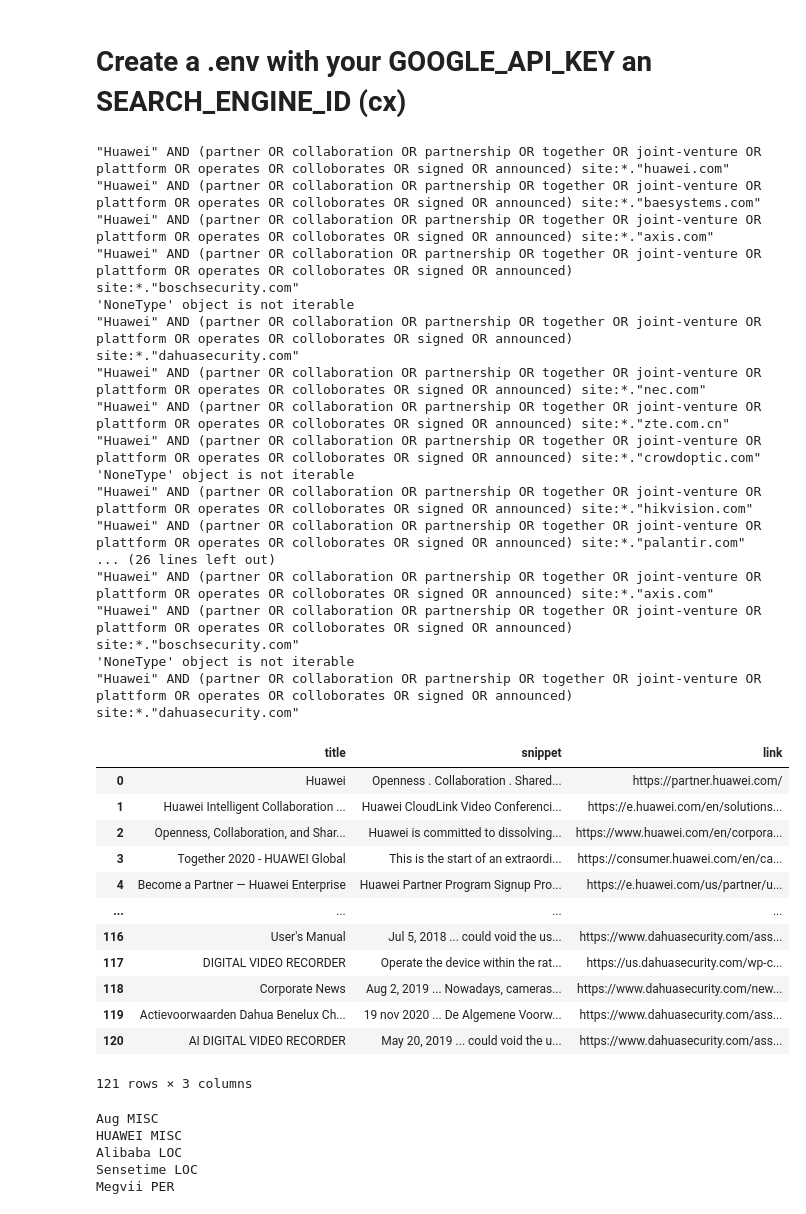
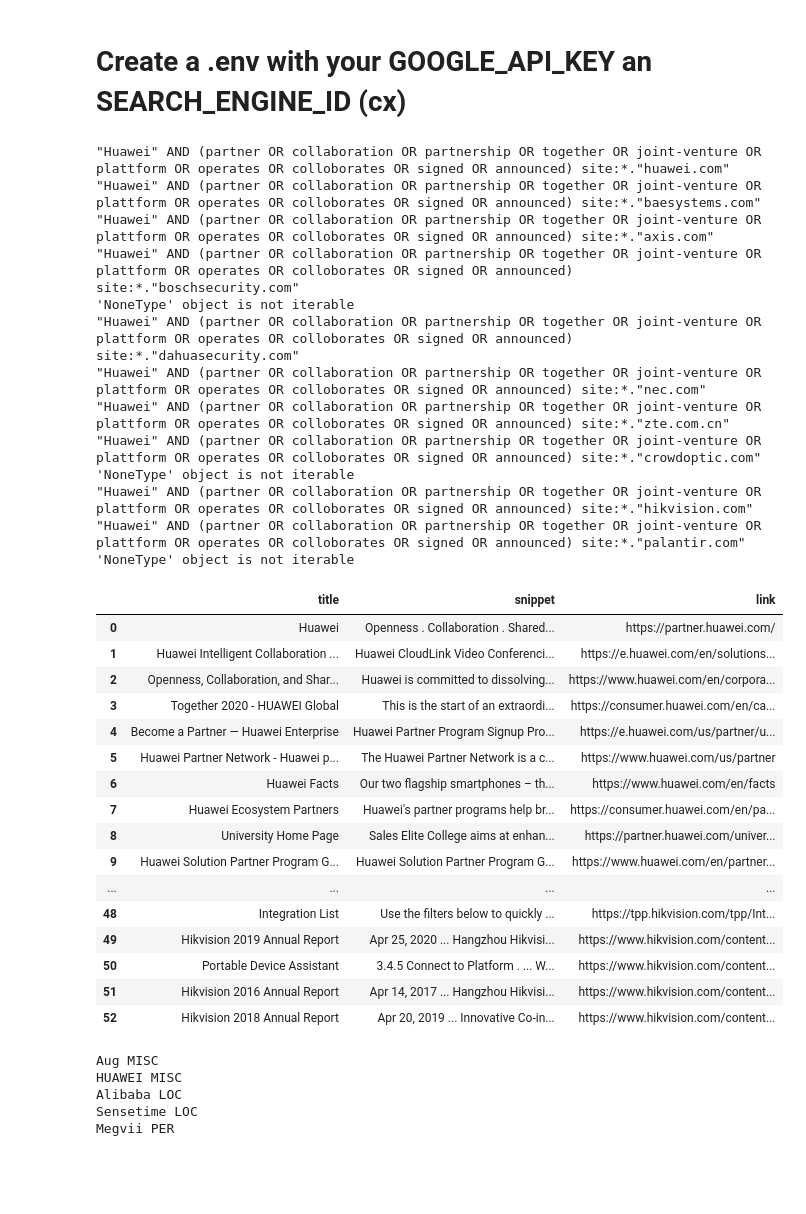
Before and after one commit to terainstitute/Nosy, a Jupyter notebook: lab/tools/Transforms/Transform to Interrelations.ipynb, the cells around one changed output. Drawn from its saved outputs; the diff is of its cells as text; code cells hidden in the pictures; blank space fills up the shorter version.

```diff
--- a/lab/tools/Transforms/Transform to Interrelations.ipynb
+++ b/lab/tools/Transforms/Transform to Interrelations.ipynb
@@ -38,5 +34,5 @@ import os
 # %%
-sheets = ("../../data/Example_Data/companies.csv", "../../data/Example_Data/companies.csv")
+sheets = ("../../data/Example_Data/orgs.csv", "../../data/Example_Data/orgs.csv")
 dfs = []
 
 for sheet in sheets:
@@ -98,7 +107,7 @@ CustomSearch API Client Library for Python
 GOOGLE_API_KEY = os.environ.get("GOOGLE_API_KEY")
 SEARCH_ENGINE_ID = os.environ.get("SEARCH_ENGINE_ID")
 # %%
-limit = 30
+limit = 10
 results = []
 
 for query in queries[:limit]:
@@ -133,44 +142,44 @@ for query in queries[:limit]:
                 "snippet": snippet,
                 "link": link}
             results.append(r)
 
     except Exception as e:
             print(e)
 
 results
 df = pd.DataFrame(results)
 df
 # %% [output]
 "Huawei" AND (partner OR collaboration OR partnership OR together OR joint-venture OR plattform OR operates OR colloborates OR signed OR announced) site:*."huawei.com"
 "Huawei" AND (partner OR collaboration OR partnership OR together OR joint-venture OR plattform OR operates OR colloborates OR signed OR announced) site:*."baesystems.com"
 "Huawei" AND (partner OR collaboration OR partnership OR together OR joint-venture OR plattform OR operates OR colloborates OR signed OR announced) site:*."axis.com"
 "Huawei" AND (partner OR collaboration OR partnership OR together OR joint-venture OR plattform OR operates OR colloborates OR signed OR announced) site:*."boschsecurity.com"
 'NoneType' object is not iterable
 "Huawei" AND (partner OR collaboration OR partnership OR together OR joint-venture OR plattform OR operates OR colloborates OR signed OR announced) site:*."dahuasecurity.com"
 "Huawei" AND (partner OR collaboration OR partnership OR together OR joint-venture OR plattform OR operates OR colloborates OR signed OR announced) site:*."nec.com"
 "Huawei" AND (partner OR collaboration OR partnership OR together OR joint-venture OR plattform OR operates OR colloborates OR signed OR announced) site:*."zte.com.cn"
 "Huawei" AND (partner OR collaboration OR partnership OR together OR joint-venture OR plattform OR operates OR colloborates OR signed OR announced) site:*."crowdoptic.com"
 'NoneType' object is not iterable
 "Huawei" AND (partner OR collaboration OR partnership OR together OR joint-venture OR plattform OR operates OR colloborates OR signed OR announced) site:*."hikvision.com"
 "Huawei" AND (partner OR collaboration OR partnership OR together OR joint-venture OR plattform OR operates OR colloborates OR signed OR announced) site:*."palantir.com"
-... (26 lines left out)
-"Huawei" AND (partner OR collaboration OR partnership OR together OR joint-venture OR plattform OR operates OR colloborates OR signed OR announced) site:*."axis.com"
-"Huawei" AND (partner OR collaboration OR partnership OR together OR joint-venture OR plattform OR operates OR colloborates OR signed OR announced) site:*."boschsecurity.com"
 'NoneType' object is not iterable
-"Huawei" AND (partner OR collaboration OR partnership OR together OR joint-venture OR plattform OR operates OR colloborates OR signed OR announced) site:*."dahuasecurity.com"
 |  | title | snippet | link |
 | 0 | Huawei | Openness . Collaboration . Shared... | https://partner.huawei.com/ |
 | 1 | Huawei Intelligent Collaboration ... | Huawei CloudLink Video Conferenci... | https://e.huawei.com/en/solutions... |
 | 2 | Openness, Collaboration, and Shar... | Huawei is committed to dissolving... | https://www.huawei.com/en/corpora... |
 | 3 | Together 2020 - HUAWEI Global | This is the start of an extraordi... | https://consumer.huawei.com/en/ca... |
 | 4 | Become a Partner — Huawei Enterprise | Huawei Partner Program Signup Pro... | https://e.huawei.com/us/partner/u... |
+| 5 | Huawei Partner Network - Huawei p... | The Huawei Partner Network is a c... | https://www.huawei.com/us/partner |
+| 6 | Huawei Facts | Our two flagship smartphones – th... | https://www.huawei.com/en/facts |
+| 7 | Huawei Ecosystem Partners | Huawei's partner programs help br... | https://consumer.huawei.com/en/pa... |
+| 8 | University Home Page | Sales Elite College aims at enhan... | https://partner.huawei.com/univer... |
+| 9 | Huawei Solution Partner Program G... | Huawei Solution Partner Program G... | https://www.huawei.com/en/partner... |
 | ... | ... | ... | ... |
-| 116 | User's Manual | Jul 5, 2018 ... could void the us... | https://www.dahuasecurity.com/ass... |
-| 117 | DIGITAL VIDEO RECORDER | Operate the device within the rat... | https://us.dahuasecurity.com/wp-c... |
-| 118 | Corporate News | Aug 2, 2019 ... Nowadays, cameras... | https://www.dahuasecurity.com/new... |
-| 119 | Actievoorwaarden Dahua Benelux Ch... | 19 nov 2020 ... De Algemene Voorw... | https://www.dahuasecurity.com/ass... |
-| 120 | AI DIGITAL VIDEO RECORDER | May 20, 2019 ... could void the u... | https://www.dahuasecurity.com/ass... |
+| 48 | Integration List | Use the filters below to quickly ... | https://tpp.hikvision.com/tpp/Int... |
+| 49 | Hikvision 2019 Annual Report | Apr 25, 2020 ... Hangzhou Hikvisi... | https://www.hikvision.com/content... |
+| 50 | Portable Device Assistant | 3.4.5 Connect to Platform . ... W... | https://www.hikvision.com/content... |
+| 51 | Hikvision 2016 Annual Report | Apr 14, 2017 ... Hangzhou Hikvisi... | https://www.hikvision.com/content... |
+| 52 | Hikvision 2018 Annual Report | Apr 20, 2019 ... Innovative Co-in... | https://www.hikvision.com/content... |
-121 rows × 3 columns
 # %%
 import time
 timestr = time.strftime("%Y%m%d-%H%M")
```
Also changed, not shown: parts of 8 cells of this notebook, 14 other files.
